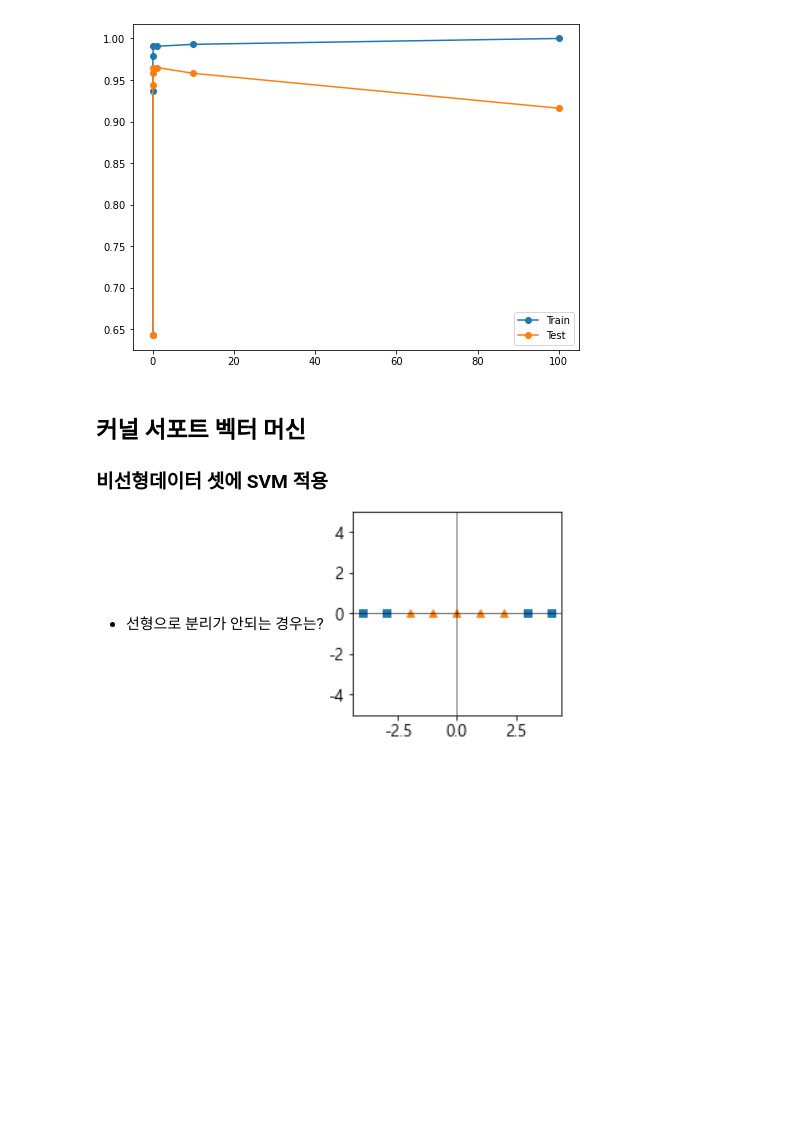
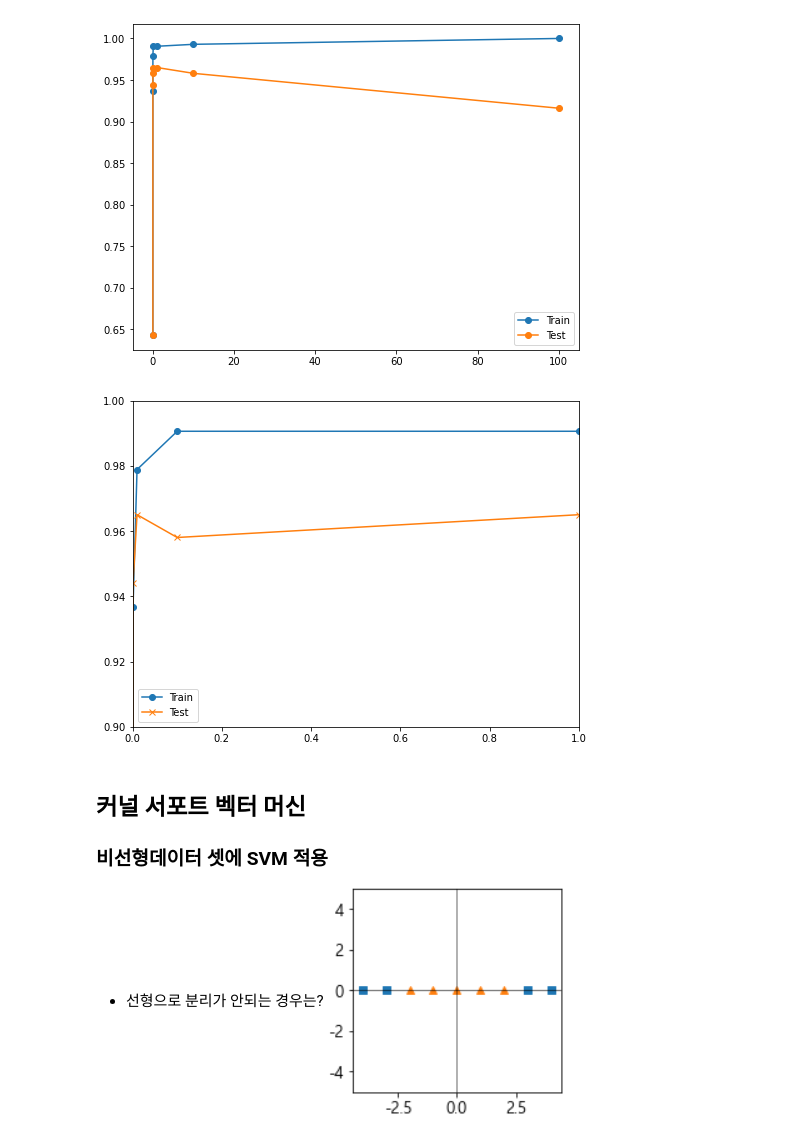
Before and after one commit to purple-cabbage0030/class_review, a Jupyter notebook: 11.MachineLearning/08_지도학습_SVM.ipynb, the cells around one changed output. Cells and saved outputs as stored; diff of their text form; code cells hidden in the pictures; blank space fills up the shorter version.

```diff
--- a/11.MachineLearning/08_지도학습_SVM.ipynb
+++ b/11.MachineLearning/08_지도학습_SVM.ipynb
@@ -97,6 +97,17 @@ plt.legend()
 plt.show()
 # %% [output]
 [figure]
+# %%
+# x, y축 범위 조정해서 보기
+plt.figure(figsize=(8,6))
+plt.plot(c_params, train_acc_list, marker='o', label="Train")
+plt.plot(c_params, test_acc_list, marker='x', label='Test')
+plt.ylim(0.9,1)
+plt.xlim(0,1)
+plt.legend()
+plt.show()
+# %% [output]
+[figure, added]
 # %% [markdown]
 ## 커널 서포트 벡터 머신
 ### 비선형데이터 셋에 SVM 적용
```
Also changed, not shown: parts of 8 cells of this notebook.
